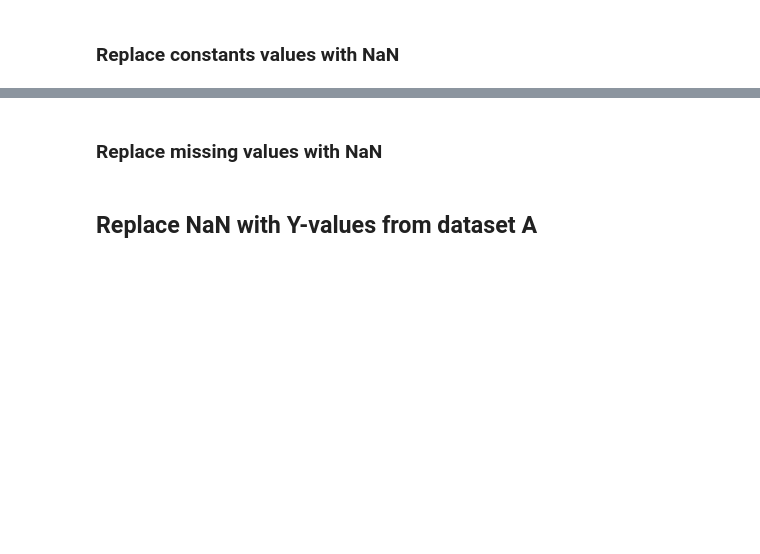
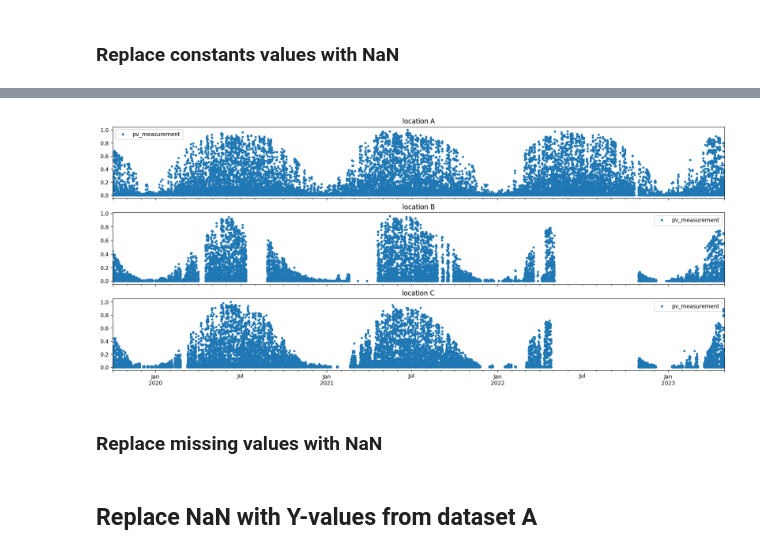
Before and after one commit to simenstang/TDT4173, a Jupyter notebook: data/notebooks_trials/notebooks_marcus/marcus01.ipynb, the cells around one changed output, grey strips where cells are left out. Saved outputs shown, nothing was run; the diff lists cells and outputs as text; code cells hidden in the pictures; blank space fills up the shorter version.

```diff
--- a/data/notebooks_trials/notebooks_marcus/marcus01.ipynb
+++ b/data/notebooks_trials/notebooks_marcus/marcus01.ipynb
@@ -83,20 +101,33 @@ def find_repeated_rows(df):
 # %%
-def replace_constant_with_nan(dataframe, label):
+def replace_consecutive_identical_with_nan(dataframe):
     """
-    Process the dataframe by replacing constant intervals with NaN.
+    Process the dataframe by replacing consecutive identical values with NaN.
 
     Args:
     - dataframe (pd.DataFrame): The dataframe to process.
-    - label (str): The label corresponding to the dataframe.
+
+    Returns:
+    - pd.DataFrame: The processed dataframe.
     """
+    # Create a mask where values are the same as the previous row
+    mask = dataframe['pv_measurement'] == dataframe['pv_measurement'].shift(1)
 
-    intervals = find_repeated_rows(dataframe)
-
-    for start, end in intervals:
-        dataframe.iloc[start:end + 1, dataframe.columns.get_loc('pv_measurement')] = np.nan
+    # Replace those values with NaN
+    dataframe.loc[mask, 'pv_measurement'] = np.nan
 
     return dataframe
 
-train_a = replace_constant_with_nan(train_a, 'A')
-train_b = replace_constant_with_nan(train_b, 'B')
-train_c = replace_constant_with_nan(train_c, 'C')
+# Apply the function to each dataframe
+train_a = replace_consecutive_identical_with_nan(train_a)
+train_b = replace_consecutive_identical_with_nan(train_b)
+train_c = replace_consecutive_identical_with_nan(train_c)
+# %%
+fig, axs = plt.subplots(3, 1, figsize=(20,8), sharex=True)
+train_a[['pv_measurement']].plot(ax=axs[0], title="location A", style=".")
+train_b[['pv_measurement']].plot(ax=axs[1], title="location B", style=".")
+train_c[['pv_measurement', ]].plot(ax=axs[2], title="location C", style=".")
+
+print(train_a.index.min())
+print(train_b.index.min())
+print(train_c.index.min())
+# %% [output]
@@ -103,3 +137,4 @@ train_c = replace_constant_with_nan(train_c, 'C')
+[figure, added]
 # %% [markdown]
 ### Replace missing values with NaN
 # %%
```
Also changed, not shown: parts of 20 cells of this notebook, 1 other file.
